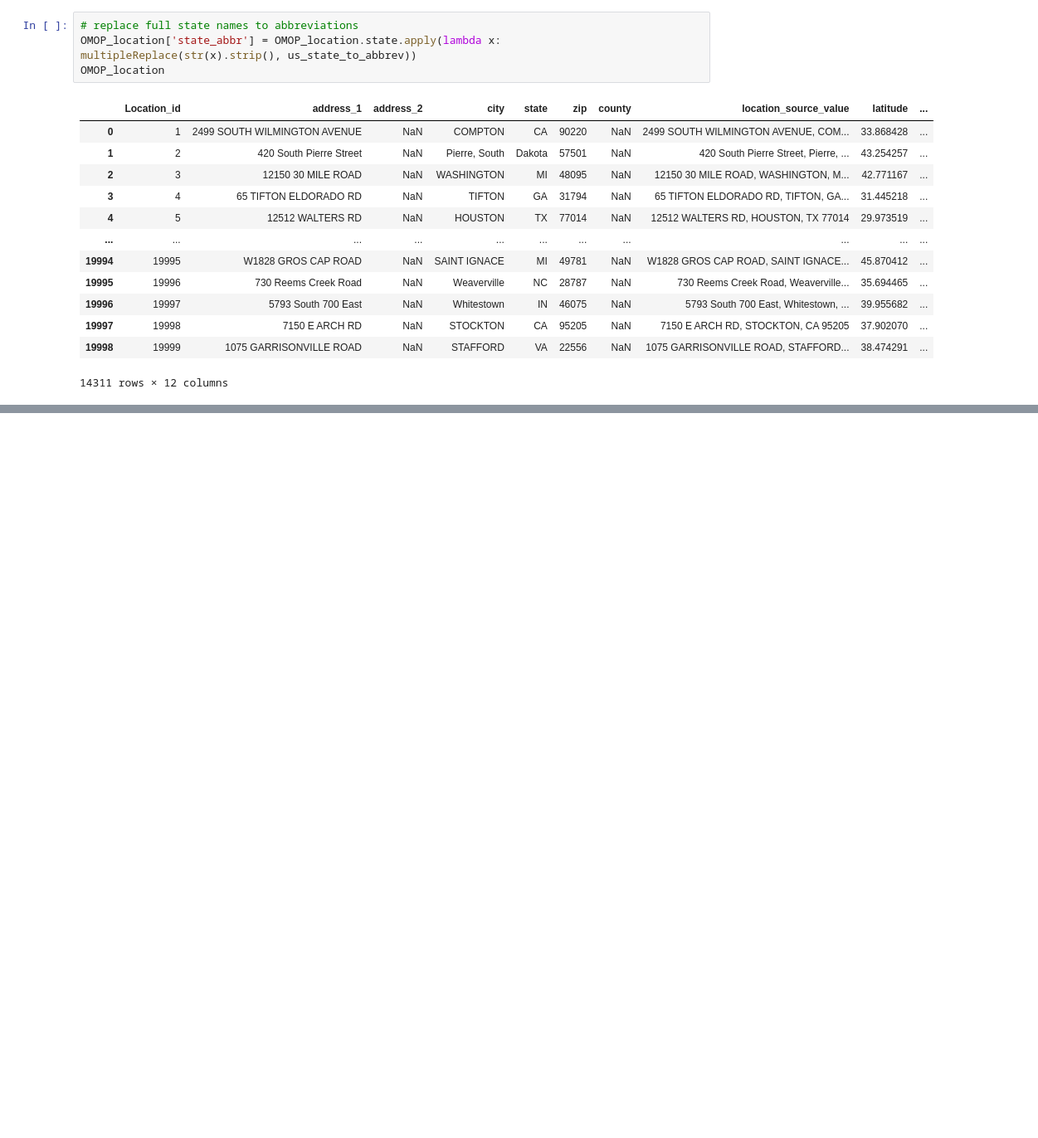
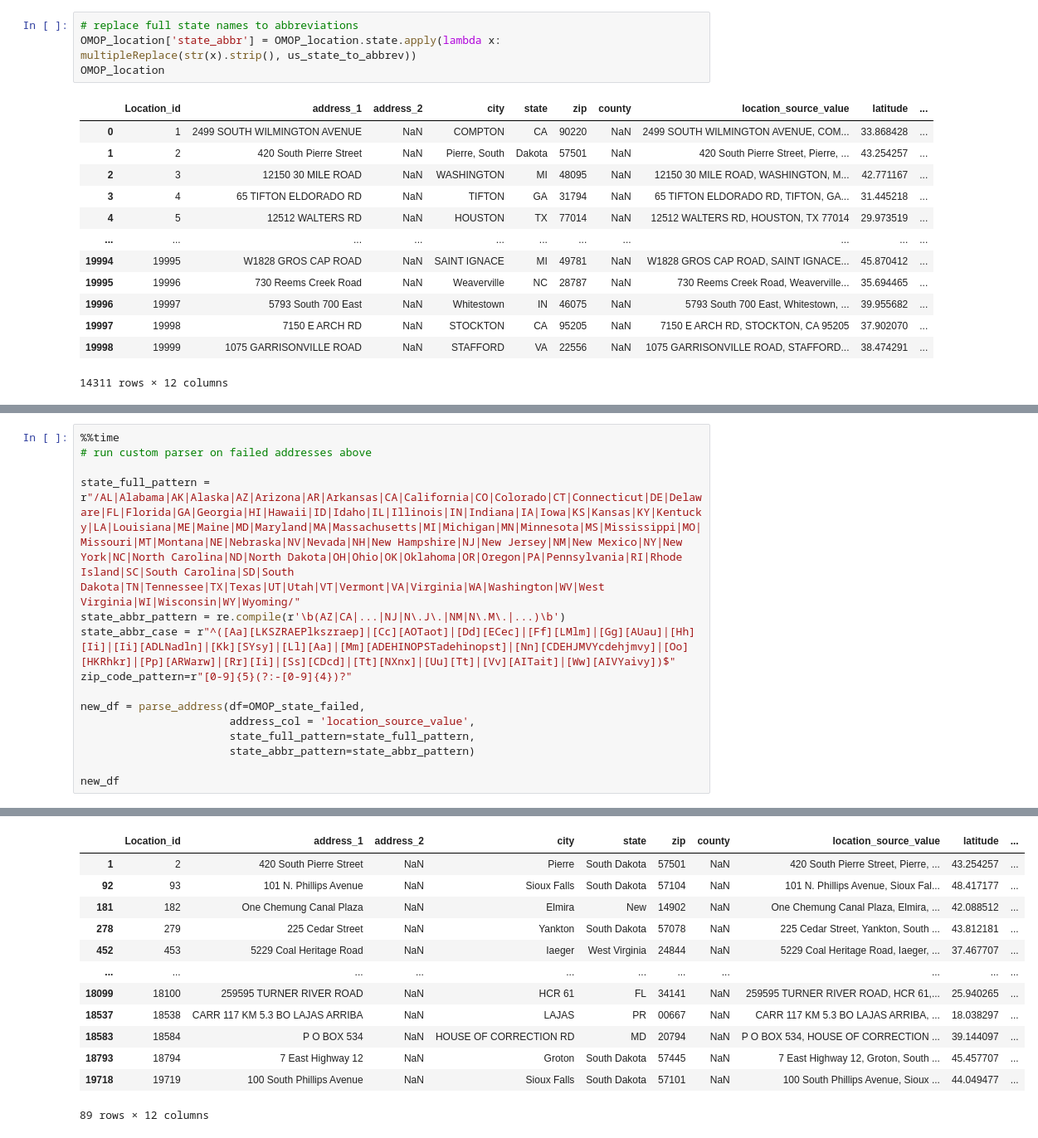
Before and after one commit to brian-cy-chang/UW_Geospatial, a Jupyter notebook: notebooks/usaddress.ipynb, the cells around one changed output, grey strips where cells are left out. Shown at 83% size. Cells and saved outputs as stored; diff of their text form; blank space fills up the shorter version.

```diff
--- a/notebooks/usaddress.ipynb
+++ b/notebooks/usaddress.ipynb
@@ -328,0 +533,16 @@ OMOP_location
+# %%
+%%time
+# run custom parser on failed addresses above
+
+state_full_pattern = r"/AL|Alabama|AK|Alaska|AZ|Arizona|AR|Arkansas|CA|California|CO|Colorado|CT|Connecticut|DE|Delaware|FL|Florida|GA|Georgia|HI|Hawaii|ID|Idaho|IL|Illinois|IN|Indiana|IA|Iowa|KS|Kansas|KY|Kentucky|LA|Louisiana|ME|Maine|MD|Maryland|MA|Massachusetts|MI|Michigan|MN|Minnesota|MS|Mississippi|MO|Missouri|MT|Montana|NE|Nebraska|NV|Nevada|NH|New Hampshire|NJ|New Jersey|NM|New Mexico|NY|New York|NC|North Carolina|ND|North Dakota|OH|Ohio|OK|Oklahoma|OR|Oregon|PA|Pennsylvania|RI|Rhode Island|SC|South Carolina|SD|South Dakota|TN|Tennessee|TX|Texas|UT|Utah|VT|Vermont|VA|Virginia|WA|Washington|WV|West Virginia|WI|Wisconsin|WY|Wyoming/"
+state_abbr_pattern = re.compile(r'\b(AZ|CA|...|NJ|N\.J\.|NM|N\.M\.|...)\b')
+state_abbr_case = r"^([Aa][LKSZRAEPlkszraep]|[Cc][AOTaot]|[Dd][ECec]|[Ff][LMlm]|[Gg][AUau]|[Hh][Ii]|[Ii][ADLNadln]|[Kk][SYsy]|[Ll][Aa]|[Mm][ADEHINOPSTadehinopst]|[Nn][CDEHJMVYcdehjmvy]|[Oo][HKRhkr]|[Pp][ARWarw]|[Rr][Ii]|[Ss][CDcd]|[Tt][NXnx]|[Uu][Tt]|[Vv][AITait]|[Ww][AIVYaivy])$"
+zip_code_pattern=r"[0-9]{5}(?:-[0-9]{4})?"
+
+new_df = parse_address(df=OMOP_state_failed,
+                       address_col = 'location_source_value',
+                       state_full_pattern=state_full_pattern,
+                       state_abbr_pattern=state_abbr_pattern)
+
+new_df
+# %% [output]
@@ -328,0 +551,13 @@ OMOP_location
+|  | Location_id | address_1 | address_2 | city | state | zip | county | location_source_value | latitude | ... |
+| 1 | 2 | 420 South Pierre Street | NaN | Pierre | South Dakota | 57501 | NaN | 420 South Pierre Street, Pierre, ... | 43.254257 | ... |
+| 92 | 93 | 101 N. Phillips Avenue | NaN | Sioux Falls | South Dakota | 57104 | NaN | 101 N. Phillips Avenue, Sioux Fal... | 48.417177 | ... |
+| 181 | 182 | One Chemung Canal Plaza | NaN | Elmira | New | 14902 | NaN | One Chemung Canal Plaza, Elmira, ... | 42.088512 | ... |
+| 278 | 279 | 225 Cedar Street | NaN | Yankton | South Dakota | 57078 | NaN | 225 Cedar Street, Yankton, South ... | 43.812181 | ... |
+| 452 | 453 | 5229 Coal Heritage Road | NaN | Iaeger | West Virginia | 24844 | NaN | 5229 Coal Heritage Road, Iaeger, ... | 37.467707 | ... |
+| ... | ... | ... | ... | ... | ... | ... | ... | ... | ... | ... |
+| 18099 | 18100 | 259595 TURNER RIVER ROAD | NaN | HCR 61 | FL | 34141 | NaN | 259595 TURNER RIVER ROAD, HCR 61,... | 25.940265 | ... |
+| 18537 | 18538 | CARR 117 KM 5.3 BO LAJAS ARRIBA | NaN | LAJAS | PR | 00667 | NaN | CARR 117 KM 5.3 BO LAJAS ARRIBA, ... | 18.038297 | ... |
+| 18583 | 18584 | P O BOX 534 | NaN | HOUSE OF CORRECTION RD | MD | 20794 | NaN | P O BOX 534, HOUSE OF CORRECTION ... | 39.144097 | ... |
+| 18793 | 18794 | 7 East Highway 12 | NaN | Groton | South Dakota | 57445 | NaN | 7 East Highway 12, Groton, South ... | 45.457707 | ... |
+| 19718 | 19719 | 100 South Phillips Avenue | NaN | Sioux Falls | South Dakota | 57101 | NaN | 100 South Phillips Avenue, Sioux ... | 44.049477 | ... |
+89 rows × 12 columns
```
Also changed, not shown: parts of 18 cells of this notebook, 1 other file.
